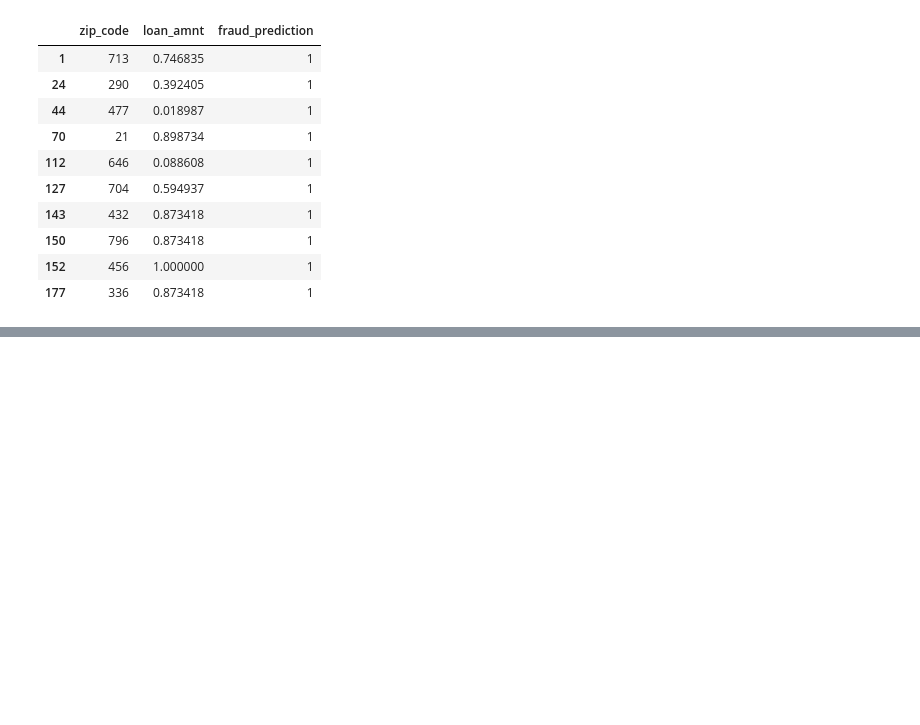
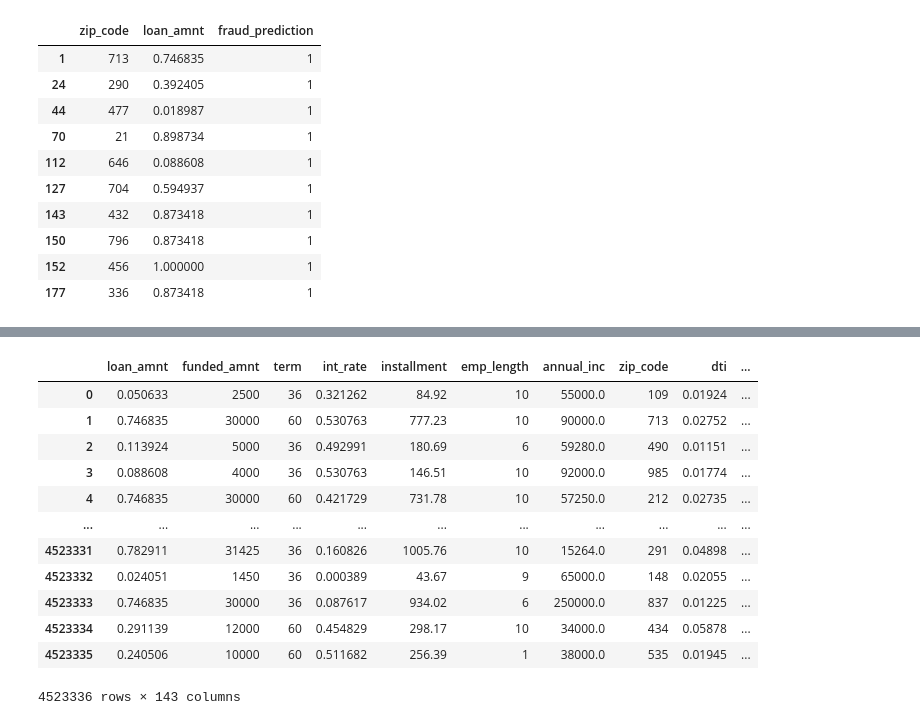
Before and after one commit to FYP-AI-Blockchain-Fraud-Detection-P2P/AI-model, a Jupyter notebook: notebooks/baseline_model.ipynb, the cells around one changed output, grey strips where cells are left out. Cells and saved outputs as stored; diff of their text form; code cells hidden in the pictures; blank space fills up the shorter version.

```diff
--- a/notebooks/baseline_model.ipynb
+++ b/notebooks/baseline_model.ipynb
@@ -251,9 +262,11 @@ clean_data = pd.read_csv("../data/final_data_cleaned.csv")
 
 synthetic_data = pd.read_csv("../data/final_data_with_synthetic.csv")
 
-merged_data = pd.concat([clean_data, synthetic_data], ignore_index=True)
+synthetic_data_filtered = synthetic_data.drop_duplicates(keep="first")  # only remove exact full-row duplicates
 
-merged_data.to_csv("../data/merged_fraud_data.csv", index=False)
+merged_data = pd.concat([clean_data, synthetic_data_filtered], ignore_index=True)
+
+# merged_data.to_csv("../data/merged_fraud_data.csv", index=False)
 
 merged_data.head(10)
 # %% [output]
@@ -260,0 +285,17 @@ MemoryError: Unable to allocate 17.2 MiB for an array with shape (2260668,) and
+# %%
+# Fill missing fraud labels with 0 (Non-Fraud)
+merged_data["fraud_prediction"].fillna(0, inplace=True)
+merged_data["loan_stacking_fraud"].fillna(0, inplace=True)
+merged_data["geo_fraud"].fillna(0, inplace=True)
+
+# Ensure fraud labels are integers
+merged_data["fraud_prediction"] = merged_data["fraud_prediction"].astype(int)
+merged_data["loan_stacking_fraud"] = merged_data["loan_stacking_fraud"].astype(int)
+merged_data["geo_fraud"] = merged_data["geo_fraud"].astype(int)
+
+shuffled_data = merged_data.sample(frac=1, random_state=42).reset_index(drop=True)
+
+# Save Updated Dataset
+shuffled_data.to_csv("../data/merged_fraud_data.csv", index=False)
+
+print("Fixed NaN values in fraud columns and shuffled to balance the Dataset! Dataset is ready for training.")
@@ -260,0 +322,16 @@ MemoryError: Unable to allocate 17.2 MiB for an array with shape (2260668,) and
+# %%
+merged_data
+# %% [output]
+|  | loan_amnt | funded_amnt | term | int_rate | installment | emp_length | annual_inc | zip_code | dti | ... |
+| 0 | 0.050633 | 2500 | 36 | 0.321262 | 84.92 | 10 | 55000.0 | 109 | 0.01924 | ... |
+| 1 | 0.746835 | 30000 | 60 | 0.530763 | 777.23 | 10 | 90000.0 | 713 | 0.02752 | ... |
+| 2 | 0.113924 | 5000 | 36 | 0.492991 | 180.69 | 6 | 59280.0 | 490 | 0.01151 | ... |
+| 3 | 0.088608 | 4000 | 36 | 0.530763 | 146.51 | 10 | 92000.0 | 985 | 0.01774 | ... |
+| 4 | 0.746835 | 30000 | 60 | 0.421729 | 731.78 | 10 | 57250.0 | 212 | 0.02735 | ... |
+| ... | ... | ... | ... | ... | ... | ... | ... | ... | ... | ... |
+| 4523331 | 0.782911 | 31425 | 36 | 0.160826 | 1005.76 | 10 | 15264.0 | 291 | 0.04898 | ... |
+| 4523332 | 0.024051 | 1450 | 36 | 0.000389 | 43.67 | 9 | 65000.0 | 148 | 0.02055 | ... |
+| 4523333 | 0.746835 | 30000 | 36 | 0.087617 | 934.02 | 6 | 250000.0 | 837 | 0.01225 | ... |
+| 4523334 | 0.291139 | 12000 | 60 | 0.454829 | 298.17 | 10 | 34000.0 | 434 | 0.05878 | ... |
+| 4523335 | 0.240506 | 10000 | 60 | 0.511682 | 256.39 | 1 | 38000.0 | 535 | 0.01945 | ... |
+4523336 rows × 143 columns
```
Also changed, not shown: parts of 25 cells of this notebook, 1 other file.
